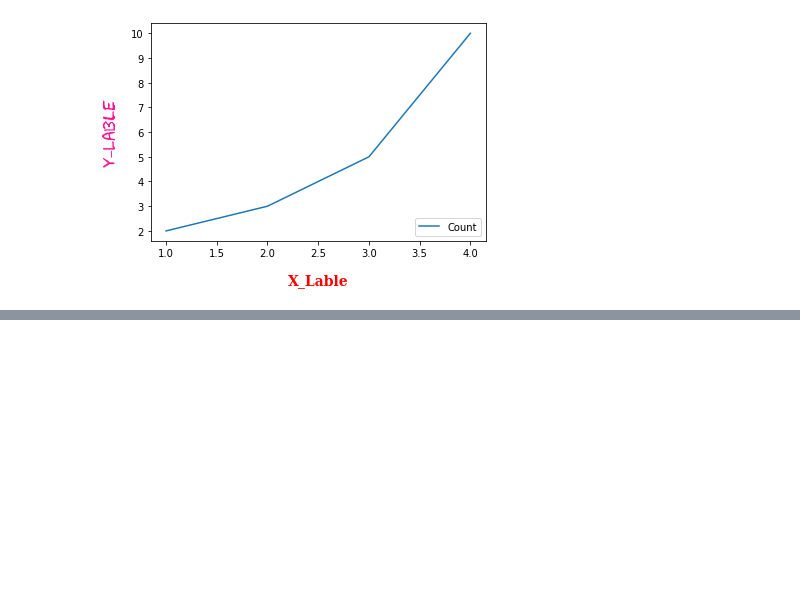
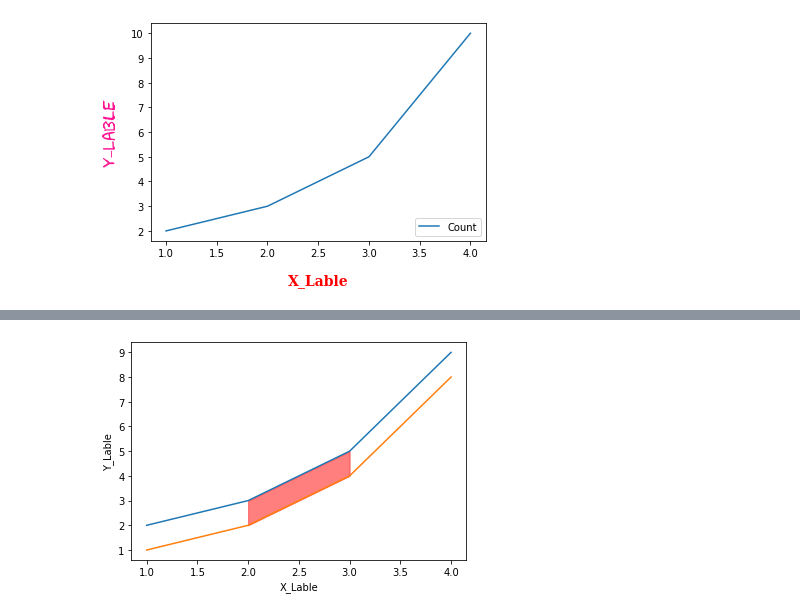
Before and after one commit to JGH94/python_MatplotLib, a Jupyter notebook: python_MatplotLib.ipynb, the cells around one changed output, grey strips where cells are left out. Cells and saved outputs as stored; diff of their text form; code cells hidden in the pictures; blank space fills up the shorter version.

```diff
--- a/python_MatplotLib.ipynb
+++ b/python_MatplotLib.ipynb
@@ -90,0 +119,17 @@ plt.show()
+# %%
+# 두 그래프의 간격을 표시
+
+x = [1, 2, 3, 4]
+y1 = [2, 3, 5, 9] # 위 그래프
+y2 = [1, 2, 4, 8] # 아래 그래프
+
+plt.plot(x, y1)
+plt.plot(x, y2)
+plt.xlabel('X_Lable')
+plt.ylabel('Y_Lable')
+# fill_between를 사용하여 X를 선언, 2개의 그래프 값을 넣고, color를 설정
+plt.fill_between(x[1:3], y1[1:3],y2[1:3], color='red', alpha=0.5)
+
+plt.show()
+# %% [output]
+[figure, added]
```
Also changed, not shown: parts of 2 cells of this notebook.
